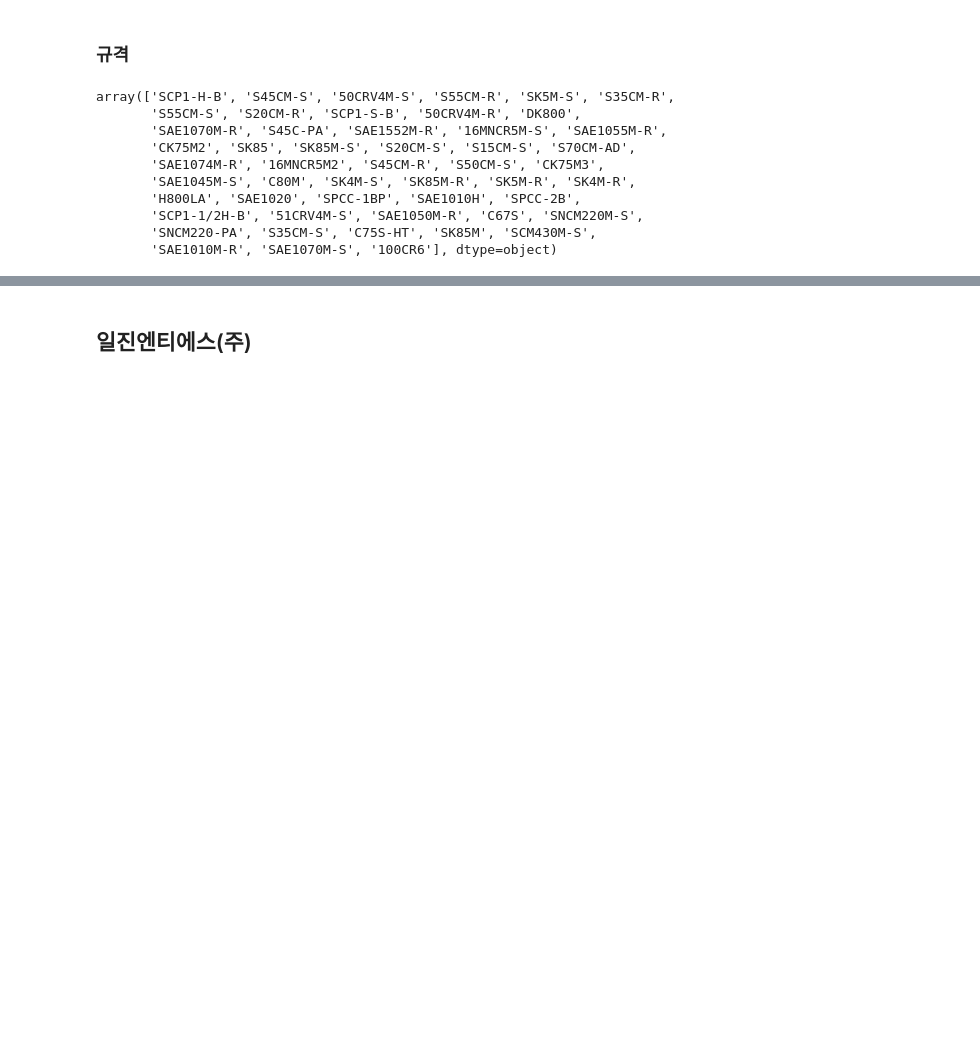
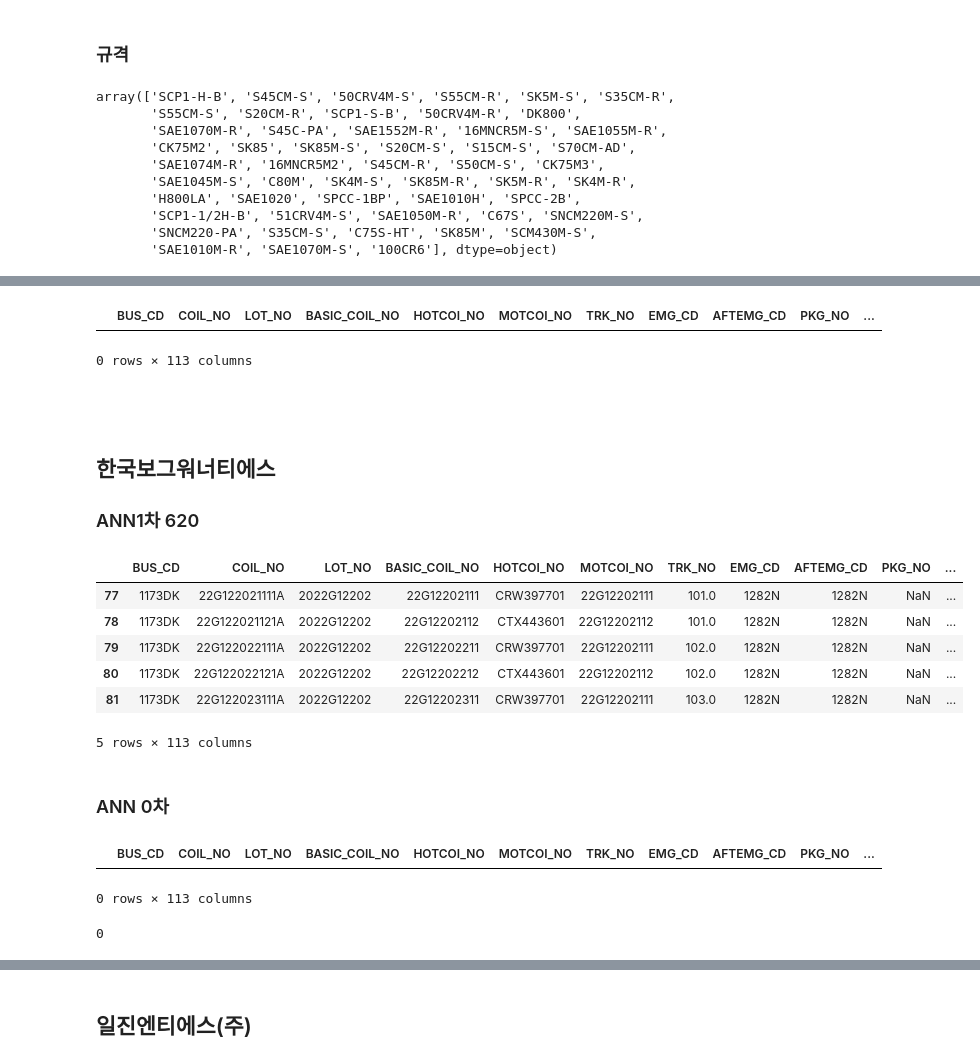
Before and after one commit to ppurify/DK, a Jupyter notebook: coil_sorting.ipynb, the cells around one changed output, grey strips where cells are left out. Saved outputs shown, nothing was run; the diff lists cells and outputs as text; code cells hidden in the pictures; blank space fills up the shorter version.

```diff
--- a/coil_sorting.ipynb
+++ b/coil_sorting.ipynb
@@ -2,7 +2,7 @@
 import numpy as np
 import pandas as pd
 # %%
-data = pd.read_excel("C:/Users/USER/정화/실전문제연구단/CRM_ANN 데이터/ANN 재공현황.xlsx")
+data = pd.read_excel("data/ANN 재공현황.xlsx")
 data.head()
 # %% [output]
 |  | BUS_CD | COIL_NO | LOT_NO | BASIC_COIL_NO | HOTCOI_NO | MOTCOI_NO | TRK_NO | EMG_CD | AFTEMG_CD | PKG_NO | ... |
@@ -36,0 +61,37 @@ array(['SCP1-H-B', 'S45CM-S', '50CRV4M-S', 'S55CM-R', 'SK5M-S', 'S35CM-R',
+# %%
+DYNAX_CORP_data = data[data["PRDSPC_ID"] == DYNAX_CORP[0]]
+DYNAX_CORP_data.head()
+# %% [output]
+|  | BUS_CD | COIL_NO | LOT_NO | BASIC_COIL_NO | HOTCOI_NO | MOTCOI_NO | TRK_NO | EMG_CD | AFTEMG_CD | PKG_NO | ... |
+0 rows × 113 columns
+# %% [markdown]
+##
+# %% [markdown]
+## 한국보그워너티에스
+### ANN1차 620
+# %%
+HKBOG = np.array(["S45CM-R"])
+# %%
+HKBOG_data = data[data["PRDSPC_ID"] == HKBOG[0]]
+HKBOG_data.head()
+# %% [output]
+|  | BUS_CD | COIL_NO | LOT_NO | BASIC_COIL_NO | HOTCOI_NO | MOTCOI_NO | TRK_NO | EMG_CD | AFTEMG_CD | PKG_NO | ... |
+| 77 | 1173DK | 22G122021111A | 2022G12202 | 22G12202111 | CRW397701 | 22G12202111 | 101.0 | 1282N | 1282N | NaN | ... |
+| 78 | 1173DK | 22G122021121A | 2022G12202 | 22G12202112 | CTX443601 | 22G12202112 | 101.0 | 1282N | 1282N | NaN | ... |
+| 79 | 1173DK | 22G122022111A | 2022G12202 | 22G12202211 | CRW397701 | 22G12202111 | 102.0 | 1282N | 1282N | NaN | ... |
+| 80 | 1173DK | 22G122022121A | 2022G12202 | 22G12202212 | CTX443601 | 22G12202112 | 102.0 | 1282N | 1282N | NaN | ... |
+| 81 | 1173DK | 22G122023111A | 2022G12202 | 22G12202311 | CRW397701 | 22G12202111 | 103.0 | 1282N | 1282N | NaN | ... |
+5 rows × 113 columns
+# %% [markdown]
+### ANN 0차
+# %%
+HKBOG_data_ANN0 = HKBOG_data[HKBOG_data["PNSPRC_CD"] == "AN10"]
+HKBOG_data_ANN0.head()
+# %% [output]
+|  | BUS_CD | COIL_NO | LOT_NO | BASIC_COIL_NO | HOTCOI_NO | MOTCOI_NO | TRK_NO | EMG_CD | AFTEMG_CD | PKG_NO | ... |
+0 rows × 113 columns
+# %%
+HKBOG_data_ANN0_size = len(HKBOG_data_ANN0)
+HKBOG_data_ANN0_size
+# %% [output]
+0
```
Also changed, not shown: parts of 122 cells of this notebook.
